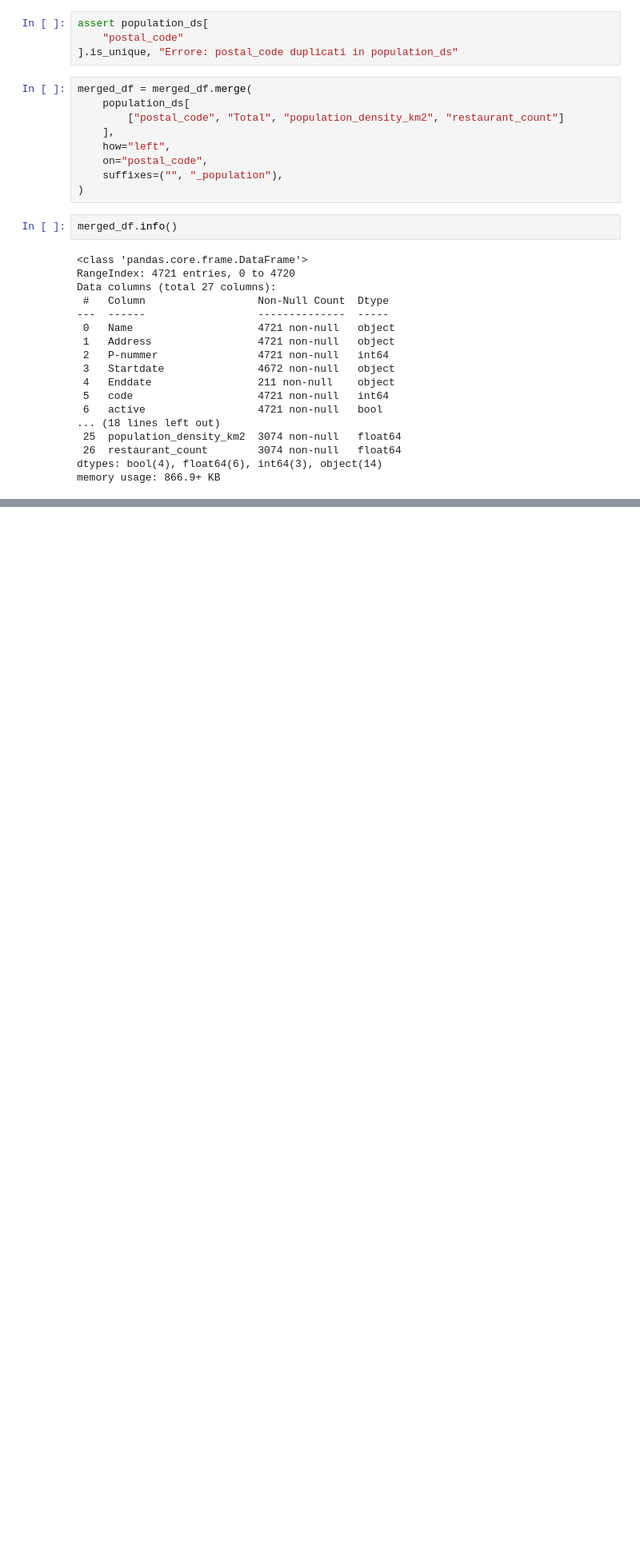
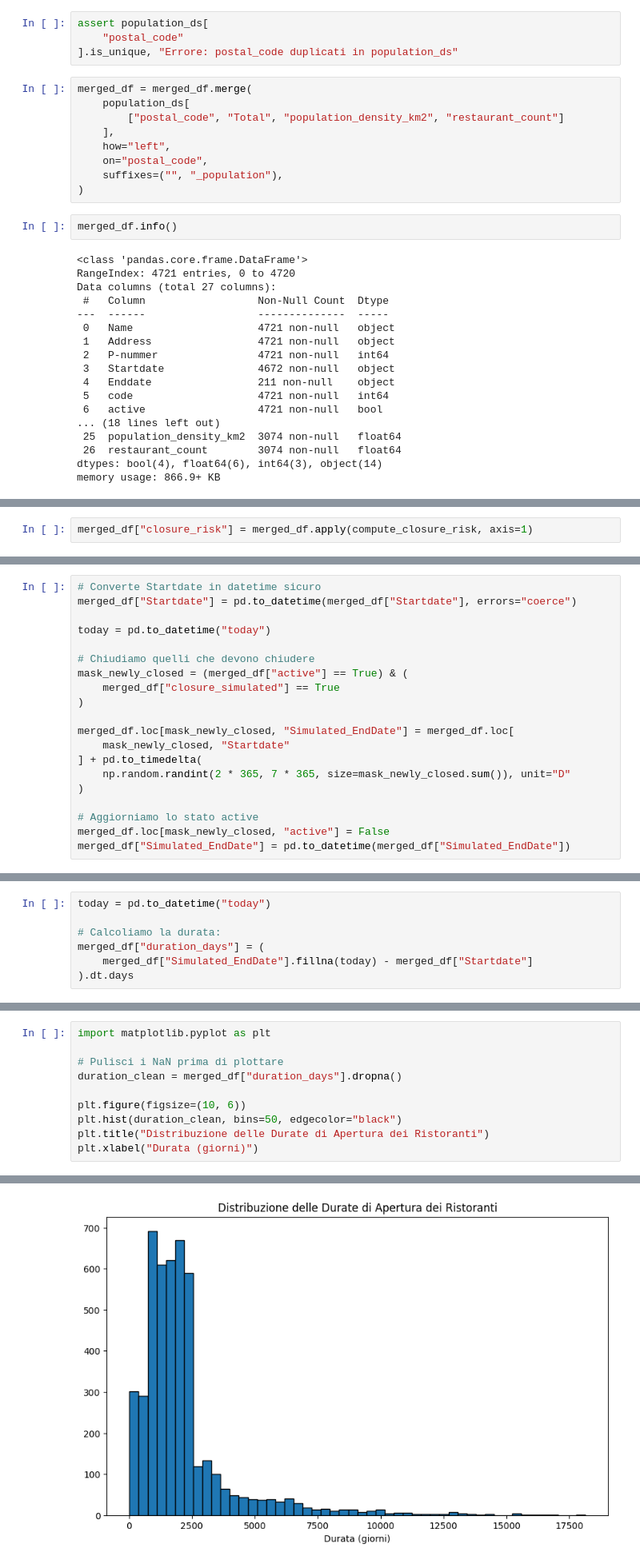
Before and after one commit to Gabriellanaro/StayingAlive, a Jupyter notebook: src/fixEndDate.ipynb, the cells around one changed output, grey strips where cells are left out. Shown: that part at 80% size. Saved outputs shown, nothing was run; the diff lists cells and outputs as text; blank space fills up the shorter version.

```diff
--- a/src/fixEndDate.ipynb
+++ b/src/fixEndDate.ipynb
@@ -251,0 +389,2 @@ memory usage: 866.9+ KB
+# %%
+merged_df["closure_risk"] = merged_df.apply(compute_closure_risk, axis=1)
@@ -251,0 +406,20 @@ memory usage: 866.9+ KB
+# %%
+# Converte Startdate in datetime sicuro
+merged_df["Startdate"] = pd.to_datetime(merged_df["Startdate"], errors="coerce")
+
+today = pd.to_datetime("today")
+
+# Chiudiamo quelli che devono chiudere
+mask_newly_closed = (merged_df["active"] == True) & (
+    merged_df["closure_simulated"] == True
+)
+
+merged_df.loc[mask_newly_closed, "Simulated_EndDate"] = merged_df.loc[
+    mask_newly_closed, "Startdate"
+] + pd.to_timedelta(
+    np.random.randint(2 * 365, 7 * 365, size=mask_newly_closed.sum()), unit="D"
+)
+
+# Aggiorniamo lo stato active
+merged_df.loc[mask_newly_closed, "active"] = False
+merged_df["Simulated_EndDate"] = pd.to_datetime(merged_df["Simulated_EndDate"])
@@ -251,0 +446,7 @@ memory usage: 866.9+ KB
+# %%
+today = pd.to_datetime("today")
+
+# Calcoliamo la durata:
+merged_df["duration_days"] = (
+    merged_df["Simulated_EndDate"].fillna(today) - merged_df["Startdate"]
+).dt.days
@@ -251,0 +473,11 @@ memory usage: 866.9+ KB
+# %%
+import matplotlib.pyplot as plt
+
+# Pulisci i NaN prima di plottare
+duration_clean = merged_df["duration_days"].dropna()
+
+plt.figure(figsize=(10, 6))
+plt.hist(duration_clean, bins=50, edgecolor="black")
+plt.title("Distribuzione delle Durate di Apertura dei Ristoranti")
+plt.xlabel("Durata (giorni)")
+# %% [output]
@@ -251,0 +485 @@ memory usage: 866.9+ KB
+[figure, added]
```
Also changed, not shown: parts of 19 cells of this notebook, 1 other file.
